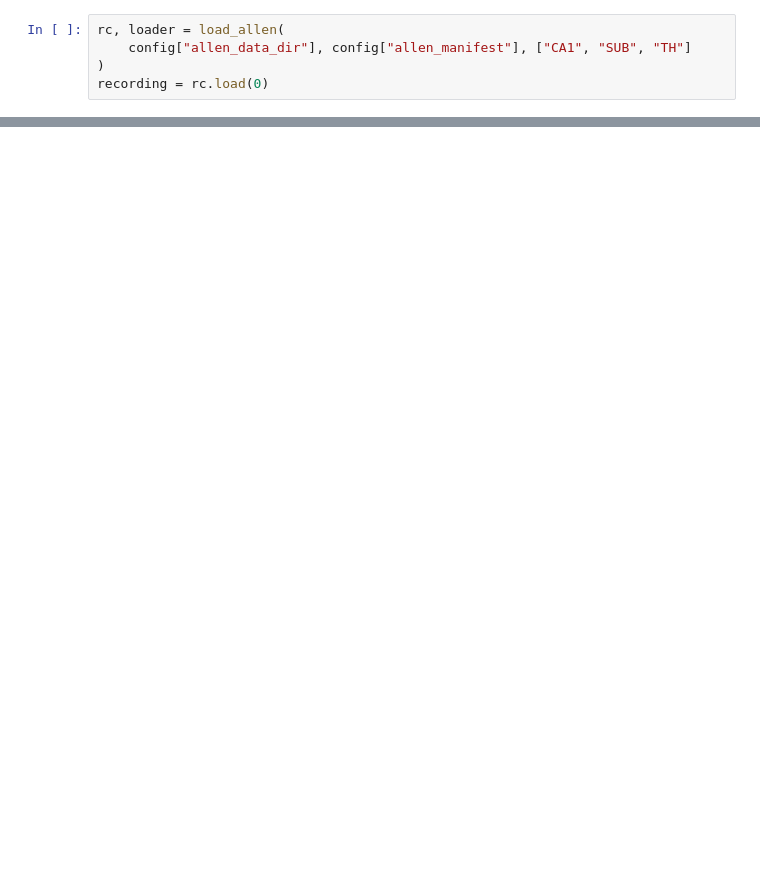
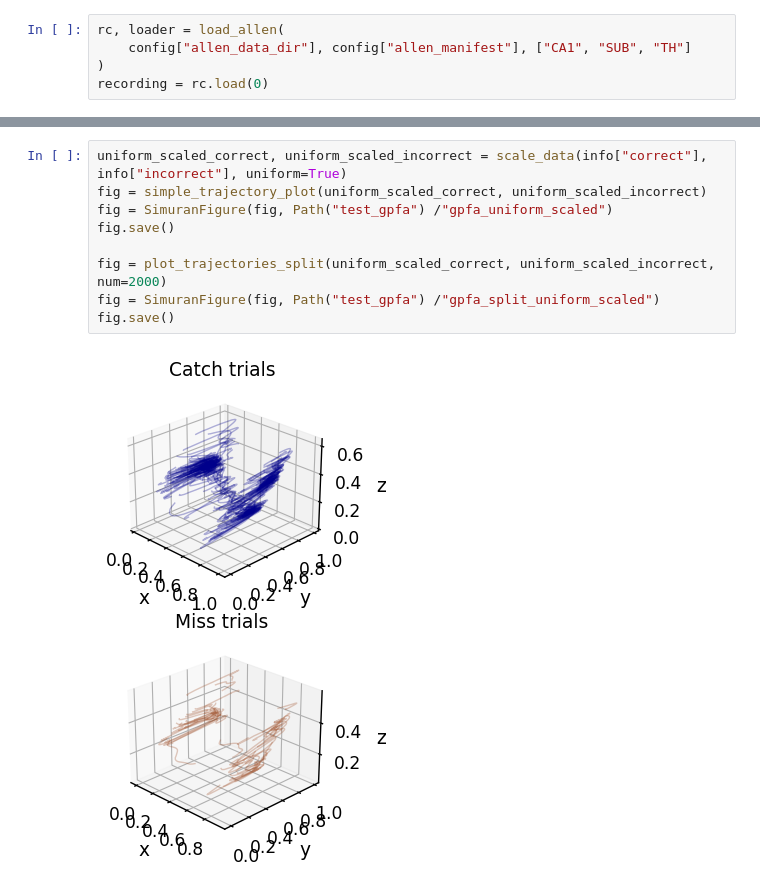
Before and after one commit to seankmartin/task-related-neural-activity, a Jupyter notebook: workflow/notebooks/gpfa_example.ipynb, the cells around one changed output, grey strips where cells are left out. Drawn from its saved outputs; the diff is of its cells as text; blank space fills up the shorter version.

```diff
--- a/workflow/notebooks/gpfa_example.ipynb
+++ b/workflow/notebooks/gpfa_example.ipynb
@@ -48,0 +71,11 @@ plot_gpfa_distance([info], Path("test_gpfa"), regions_str, "allen")
+# %%
+uniform_scaled_correct, uniform_scaled_incorrect = scale_data(info["correct"], info["incorrect"], uniform=True)
+fig = simple_trajectory_plot(uniform_scaled_correct, uniform_scaled_incorrect)
+fig = SimuranFigure(fig, Path("test_gpfa") /"gpfa_uniform_scaled")
+fig.save()
+
+fig = plot_trajectories_split(uniform_scaled_correct, uniform_scaled_incorrect, num=2000)
+fig = SimuranFigure(fig, Path("test_gpfa") /"gpfa_split_uniform_scaled")
+fig.save()
+# %% [output]
+[figure, added]
```
Also changed, not shown: parts of 7 cells of this notebook, 1 other file.
